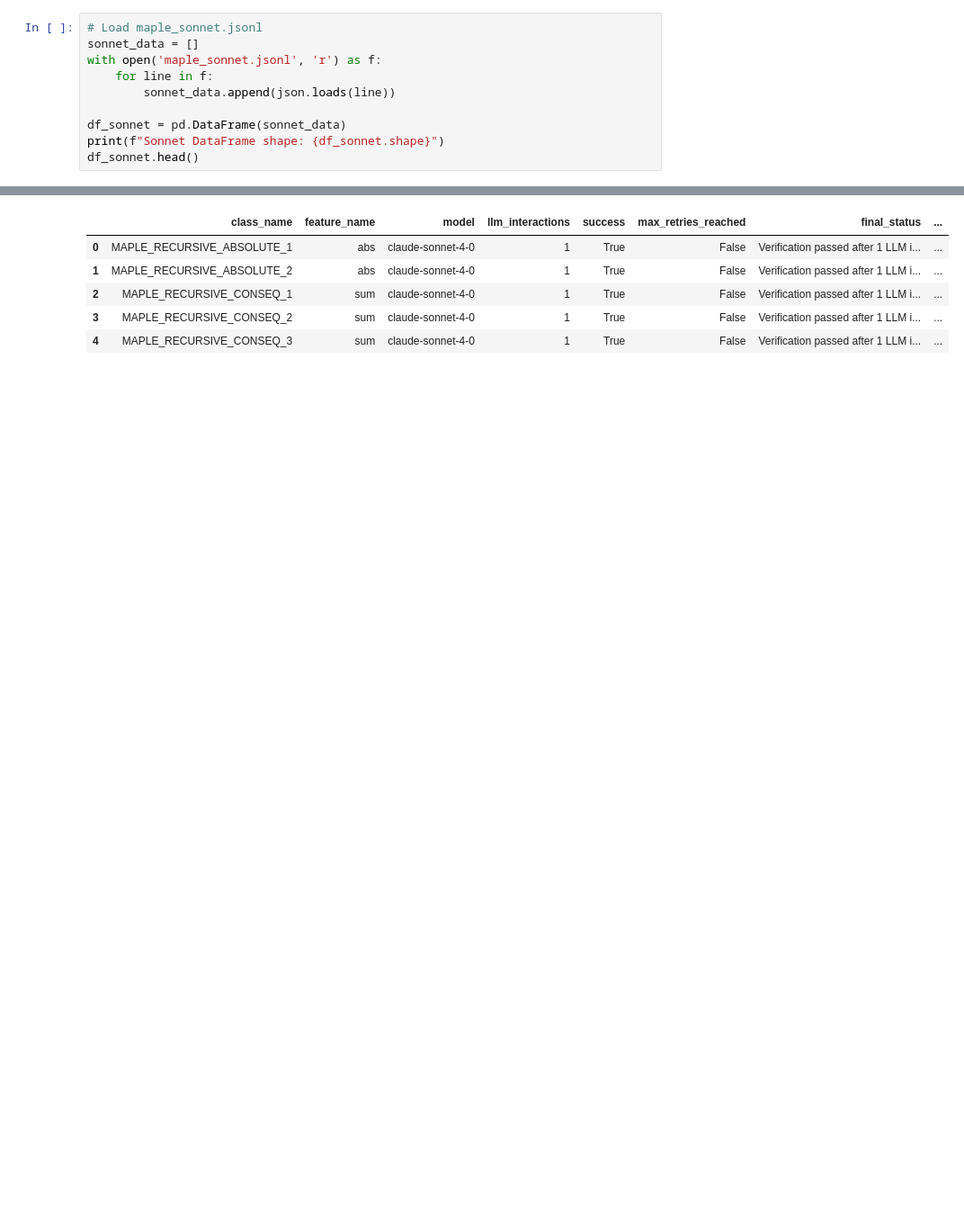
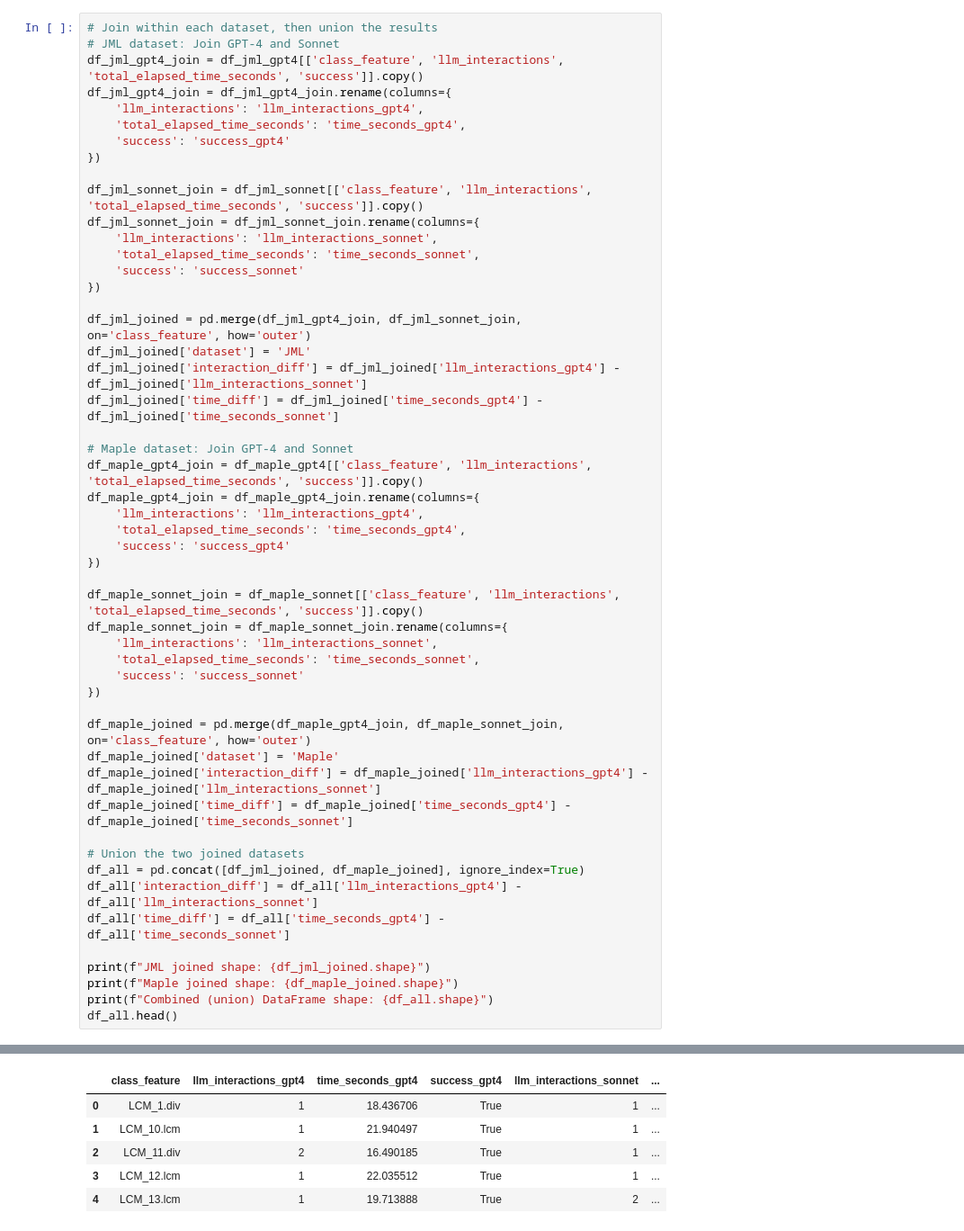
Before and after one commit to alschena/eiffel-tools, a Jupyter notebook: draft-paper/experiments/maple/maple.ipynb, the cells around one changed output, grey strips where cells are left out. Shown at 90% size. Saved outputs shown, nothing was run; the diff lists cells and outputs as text; blank space fills up the shorter version.

Commit message:
Add data

```diff
--- a/draft-paper/experiments/maple/maple.ipynb
+++ b/draft-paper/experiments/maple/maple.ipynb
@@ -22,11 +55,52 @@ GPT-4 DataFrame shape: (26, 9)
 # %%
-# Load maple_sonnet.jsonl
-sonnet_data = []
-with open('maple_sonnet.jsonl', 'r') as f:
-    for line in f:
-        sonnet_data.append(json.loads(line))
+# Join within each dataset, then union the results
+# JML dataset: Join GPT-4 and Sonnet
+df_jml_gpt4_join = df_jml_gpt4[['class_feature', 'llm_interactions', 'total_elapsed_time_seconds', 'success']].copy()
+df_jml_gpt4_join = df_jml_gpt4_join.rename(columns={
+    'llm_interactions': 'llm_interactions_gpt4',
+    'total_elapsed_time_seconds': 'time_seconds_gpt4',
+    'success': 'success_gpt4'
+})
 
-df_sonnet = pd.DataFrame(sonnet_data)
-print(f"Sonnet DataFrame shape: {df_sonnet.shape}")
-df_sonnet.head()
+df_jml_sonnet_join = df_jml_sonnet[['class_feature', 'llm_interactions', 'total_elapsed_time_seconds', 'success']].copy()
+df_jml_sonnet_join = df_jml_sonnet_join.rename(columns={
+    'llm_interactions': 'llm_interactions_sonnet',
+    'total_elapsed_time_seconds': 'time_seconds_sonnet',
+    'success': 'success_sonnet'
+})
+
+df_jml_joined = pd.merge(df_jml_gpt4_join, df_jml_sonnet_join, on='class_feature', how='outer')
+df_jml_joined['dataset'] = 'JML'
+df_jml_joined['interaction_diff'] = df_jml_joined['llm_interactions_gpt4'] - df_jml_joined['llm_interactions_sonnet']
+df_jml_joined['time_diff'] = df_jml_joined['time_seconds_gpt4'] - df_jml_joined['time_seconds_sonnet']
+
+# Maple dataset: Join GPT-4 and Sonnet
+df_maple_gpt4_join = df_maple_gpt4[['class_feature', 'llm_interactions', 'total_elapsed_time_seconds', 'success']].copy()
+df_maple_gpt4_join = df_maple_gpt4_join.rename(columns={
+    'llm_interactions': 'llm_interactions_gpt4',
+    'total_elapsed_time_seconds': 'time_seconds_gpt4',
+    'success': 'success_gpt4'
+})
+
+df_maple_sonnet_join = df_maple_sonnet[['class_feature', 'llm_interactions', 'total_elapsed_time_seconds', 'success']].copy()
+df_maple_sonnet_join = df_maple_sonnet_join.rename(columns={
+    'llm_interactions': 'llm_interactions_sonnet',
+    'total_elapsed_time_seconds': 'time_seconds_sonnet',
+    'success': 'success_sonnet'
+})
+
+df_maple_joined = pd.merge(df_maple_gpt4_join, df_maple_sonnet_join, on='class_feature', how='outer')
+df_maple_joined['dataset'] = 'Maple'
+df_maple_joined['interaction_diff'] = df_maple_joined['llm_interactions_gpt4'] - df_maple_joined['llm_interactions_sonnet']
+df_maple_joined['time_diff'] = df_maple_joined['time_seconds_gpt4'] - df_maple_joined['time_seconds_sonnet']
+
+# Union the two joined datasets
+df_all = pd.concat([df_jml_joined, df_maple_joined], ignore_index=True)
+df_all['interaction_diff'] = df_all['llm_interactions_gpt4'] - df_all['llm_interactions_sonnet']
+df_all['time_diff'] = df_all['time_seconds_gpt4'] - df_all['time_seconds_sonnet']
+
+print(f"JML joined shape: {df_jml_joined.shape}")
+print(f"Maple joined shape: {df_maple_joined.shape}")
+print(f"Combined (union) DataFrame shape: {df_all.shape}")
+df_all.head()
 # %% [output]
@@ -34,7 +110,7 @@ Sonnet DataFrame shape: (26, 9)
-|  | class_name | feature_name | model | llm_interactions | success | max_retries_reached | final_status | ... |
-| 0 | MAPLE_RECURSIVE_ABSOLUTE_1 | abs | claude-sonnet-4-0 | 1 | True | False | Verification passed after 1 LLM i... | ... |
-| 1 | MAPLE_RECURSIVE_ABSOLUTE_2 | abs | claude-sonnet-4-0 | 1 | True | False | Verification passed after 1 LLM i... | ... |
-| 2 | MAPLE_RECURSIVE_CONSEQ_1 | sum | claude-sonnet-4-0 | 1 | True | False | Verification passed after 1 LLM i... | ... |
-| 3 | MAPLE_RECURSIVE_CONSEQ_2 | sum | claude-sonnet-4-0 | 1 | True | False | Verification passed after 1 LLM i... | ... |
-| 4 | MAPLE_RECURSIVE_CONSEQ_3 | sum | claude-sonnet-4-0 | 1 | True | False | Verification passed after 1 LLM i... | ... |
+|  | class_feature | llm_interactions_gpt4 | time_seconds_gpt4 | success_gpt4 | llm_interactions_sonnet | ... |
+| 0 | LCM_1.div | 1 | 18.436706 | True | 1 | ... |
+| 1 | LCM_10.lcm | 1 | 21.940497 | True | 1 | ... |
+| 2 | LCM_11.div | 2 | 16.490185 | True | 1 | ... |
+| 3 | LCM_12.lcm | 1 | 22.035512 | True | 1 | ... |
+| 4 | LCM_13.lcm | 1 | 19.713888 | True | 2 | ... |
 # %%
```
Also changed, not shown: parts of 15 cells of this notebook, 8 other files.
